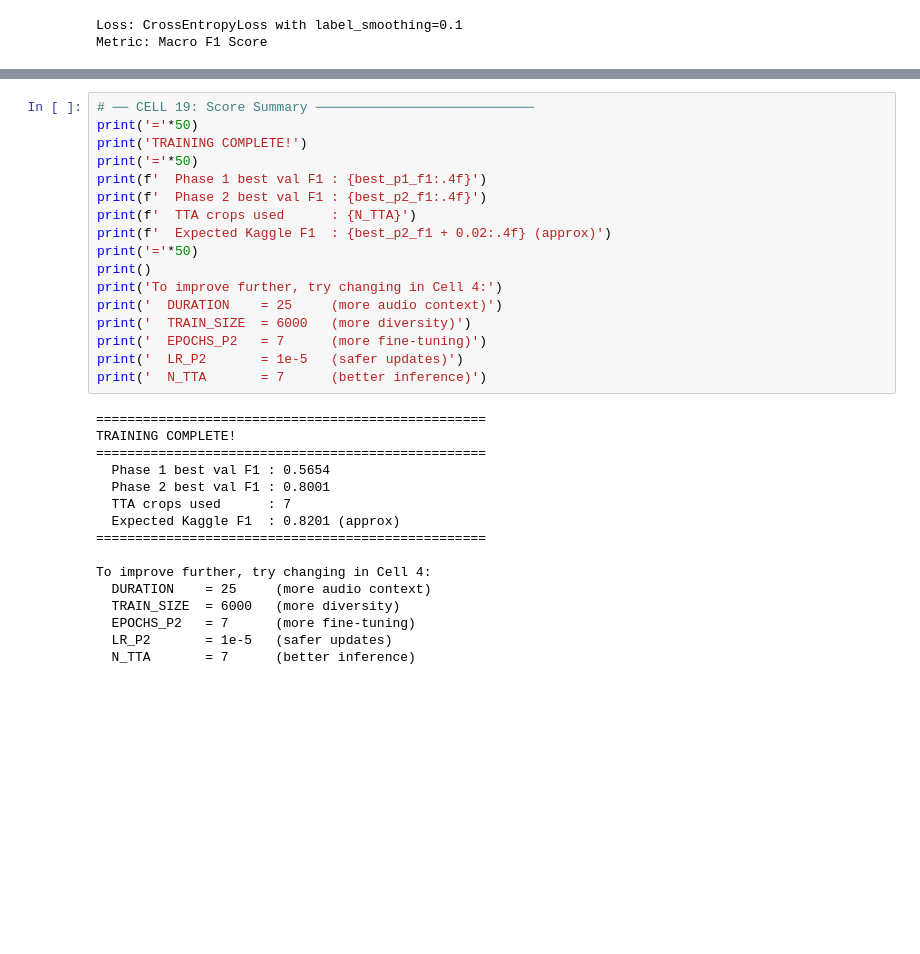
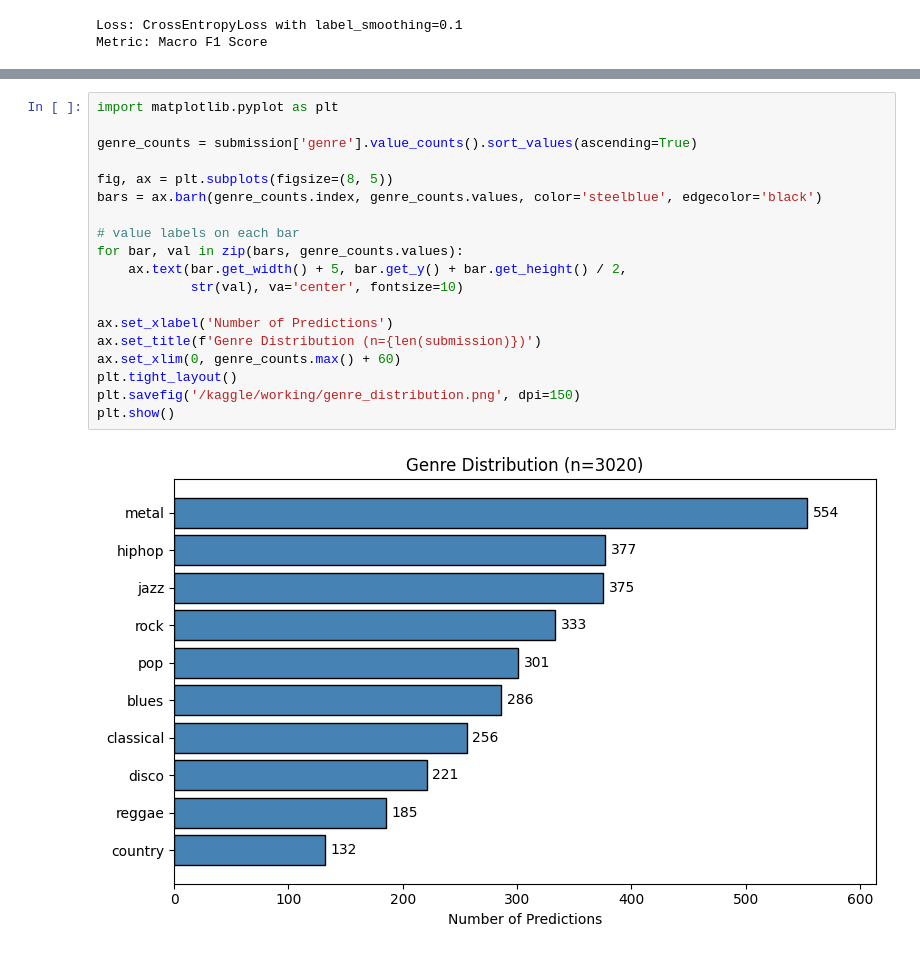
Before and after one commit to 24f1002643/dl-genai-project-26-t1, a Jupyter notebook: training.ipynb, the cells around one changed output, grey strips where cells are left out. Cells and saved outputs as stored; diff of their text form; blank space fills up the shorter version.

```diff
--- a/training.ipynb
+++ b/training.ipynb
@@ -935,33 +1104,21 @@ blues        266
-# %%
-# ── CELL 19: Score Summary ────────────────────────────
-print('='*50)
-print('TRAINING COMPLETE!')
-print('='*50)
-print(f'  Phase 1 best val F1 : {best_p1_f1:.4f}')
-print(f'  Phase 2 best val F1 : {best_p2_f1:.4f}')
-print(f'  TTA crops used      : {N_TTA}')
-print(f'  Expected Kaggle F1  : {best_p2_f1 + 0.02:.4f} (approx)')
-print('='*50)
-print()
-print('To improve further, try changing in Cell 4:')
-print('  DURATION    = 25     (more audio context)')
-print('  TRAIN_SIZE  = 6000   (more diversity)')
-print('  EPOCHS_P2   = 7      (more fine-tuning)')
-print('  LR_P2       = 1e-5   (safer updates)')
-print('  N_TTA       = 7      (better inference)')
-# %% [output]
-==================================================
-TRAINING COMPLETE!
-==================================================
-  Phase 1 best val F1 : 0.5654
-  Phase 2 best val F1 : 0.8001
-  TTA crops used      : 7
-  Expected Kaggle F1  : 0.8201 (approx)
-==================================================
-
-To improve further, try changing in Cell 4:
-  DURATION    = 25     (more audio context)
-  TRAIN_SIZE  = 6000   (more diversity)
-  EPOCHS_P2   = 7      (more fine-tuning)
-  LR_P2       = 1e-5   (safer updates)
-  N_TTA       = 7      (better inference)
+# %%
+import matplotlib.pyplot as plt
+
+genre_counts = submission['genre'].value_counts().sort_values(ascending=True)
+
+fig, ax = plt.subplots(figsize=(8, 5))
+bars = ax.barh(genre_counts.index, genre_counts.values, color='steelblue', edgecolor='black')
+
+# value labels on each bar
+for bar, val in zip(bars, genre_counts.values):
+    ax.text(bar.get_width() + 5, bar.get_y() + bar.get_height() / 2,
+            str(val), va='center', fontsize=10)
+
+ax.set_xlabel('Number of Predictions')
+ax.set_title(f'Genre Distribution (n={len(submission)})')
+ax.set_xlim(0, genre_counts.max() + 60)
+plt.tight_layout()
+plt.savefig('/kaggle/working/genre_distribution.png', dpi=150)
+plt.show()
+# %% [output]
+[figure, added]
```
Also changed, not shown: parts of 25 cells of this notebook.
